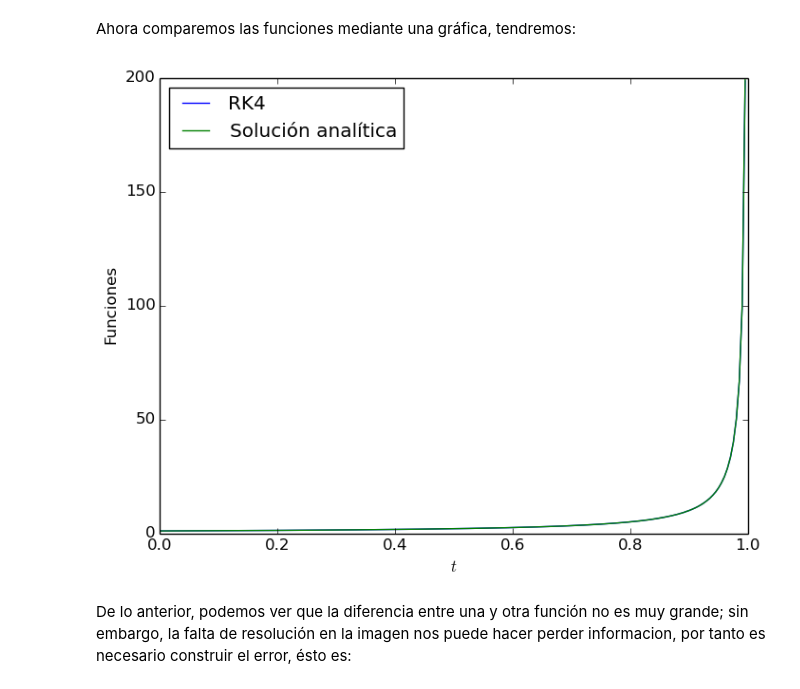
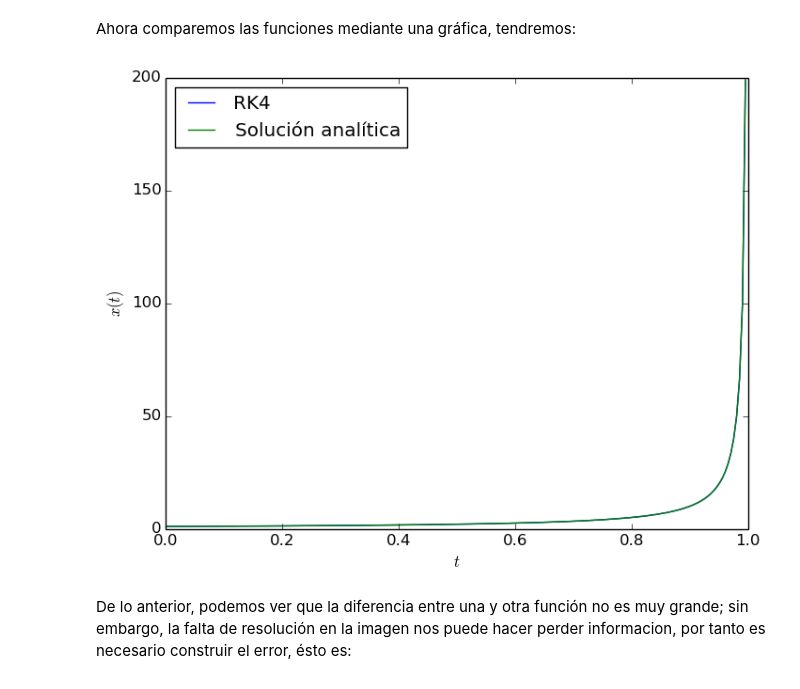
Before and after one commit to lbenet/2016-1_TemasSelectosFisComp, a Jupyter notebook: tareas/Ernesto Carro/3-EjerciciosTaylor.ipynb, the cells around one changed output. Saved outputs shown, nothing was run; the diff lists cells and outputs as text; code cells hidden in the pictures.

```diff
--- a/tareas/Ernesto Carro/3-EjerciciosTaylor.ipynb
+++ b/tareas/Ernesto Carro/3-EjerciciosTaylor.ipynb
@@ -235,12 +235,12 @@ Ahora comparemos las funciones mediante una gráfica, tendremos:
 # %%
 plot(Inter, X_RK4, label="RK4")
 plot(Inter,X_real, label="Solución analítica")
 legend(loc=2)
 xlabel(L"t")
-ylabel("Funciones")
+ylabel(L"x(t)")
 show()
 # %% [output]
-[figure, old version]
+[figure, new version]
 # %% [markdown]
 De lo anterior, podemos ver que la diferencia entre una y otra función no es muy grande; sin embargo, la falta de resolución en la imagen nos puede hacer perder informacion, por tanto es necesario construir el error, ésto es:
 # %%
```
Also changed, not shown: parts of 6 cells of this notebook.
